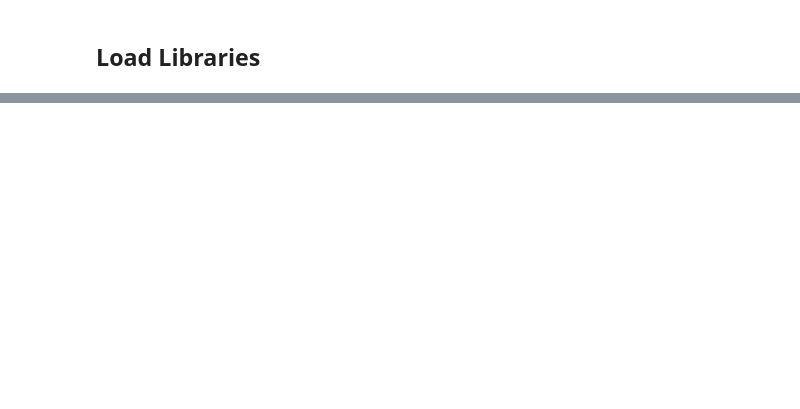
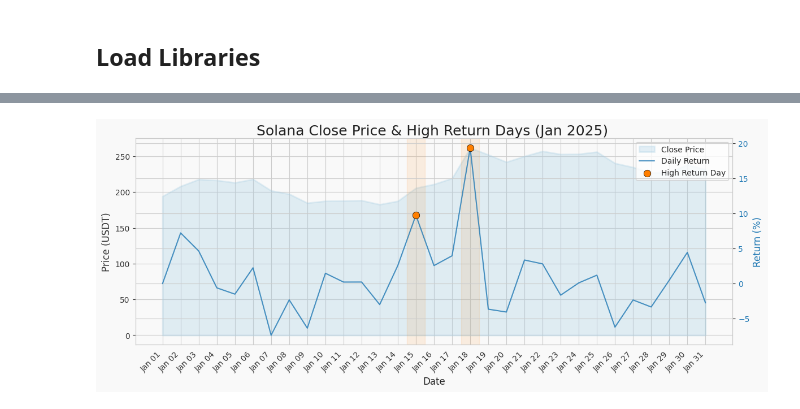
Before and after one commit to sonalabzqueen/js, a Jupyter notebook: dissertation_graphs.ipynb, the cells around one changed output, grey strips where cells are left out. Cells and saved outputs as stored; diff of their text form; code cells hidden in the pictures; blank space fills up the shorter version.

```diff
--- a/dissertation_graphs.ipynb
+++ b/dissertation_graphs.ipynb
@@ -242,0 +20,7 @@ predictions.to_csv("predictions_macd.csv", index=False)
+# %%
+df = pd.read_csv('https://raw.githubusercontent.com/sonalabzqueen/js/refs/heads/main/historical_data_solana_4_2025.csv')
+df['close_time'] = pd.to_datetime(df['close_time'], unit='ms')
+# remove records with ignore = 1
+df = df[df['ignore'] == 0]
+df.set_index('close_time', inplace=True)
+df
@@ -242,0 +77,13 @@ predictions.to_csv("predictions_macd.csv", index=False)
+# %%
+# Identify high return days (return > mean + 1 std dev)
+avg_return = df_daily['return'].mean()
+std_return = df_daily['return'].std()
+high_return_threshold = avg_return + 1.5*std_return
+df_daily['high_return'] = df_daily['return'] > high_return_threshold
+
+# Print summary statistics
+print(f"Average daily return: {avg_return:.2f}%")
+print(f"High return threshold: {high_return_threshold:.2f}%")
+print(f"Number of high return days: {df_daily['high_return'].sum()}")
+print("\nHigh return days:")
+print(df_daily[df_daily['high_return']].sort_values('return', ascending=False)[['return']])
@@ -242,0 +100,75 @@ predictions.to_csv("predictions_macd.csv", index=False)
+# %%
+import matplotlib.pyplot as plt
+import seaborn as sns
+
+# Light theme setup
+sns.set_style("whitegrid")
+plt.rcParams['axes.facecolor'] = '#f9f9f9'
+plt.rcParams['figure.facecolor'] = '#f9f9f9'
+plt.rcParams['axes.edgecolor'] = '#cccccc'
+
+# Create figure and main axis
+fig, ax1 = plt.subplots(figsize=(12, 5))
+
+# Plot close price with light blue fill
+ax1.fill_between(df_daily.index, df_daily['close_price'],
+                 color='#a6cee3', linewidth=2, alpha=0.3, label='Close Price')
+
+ax1.set_xlabel('Date', fontsize=12)
+ax1.set_ylabel('Price (USDT)', fontsize=12, color='#333333')
+ax1.tick_params(axis='y', labelcolor='#333333')
+ax1.tick_params(axis='x', labelcolor='#333333')
+
+# Create secondary y-axis for returns
+ax2 = ax1.twinx()
+ax2.plot(df_daily.index, df_daily['return'],
+         color='#1f78b4', linewidth=1.5, alpha=0.8, label='Daily Return')
+ax2.set_ylabel('Return (%)', fontsize=12, color='#1f78b4')
+ax2.tick_params(axis='y', labelcolor='#1f78b4')
+
+# Highlight high return days
+high_return_days = df_daily[df_daily['high_return']]
+
+ax2.scatter(high_return_days.index, high_return_days['return'],
+            color='#ff7f00', s=80, zorder=5, label='High Return Day', edgecolors='black', linewidth=0.5)
+
+# Highlight x-axis background under high return days
+for date in high_return_days.index:
+    ax1.axvspan(date - pd.Timedelta(hours=12), date + pd.Timedelta(hours=12), color='#ff7f00', alpha=0.1)
+
+# Title and layout
+fig.suptitle('Solana Close Price & High Return Days (Jan 2025)', fontsize=18, color='#222222')
+fig.autofmt_xdate()
+fig.tight_layout()
+fig.subplots_adjust(top=0.93)
+
+# Combine legends
+lines1, labels1 = ax1.get_legend_handles_labels()
+lines2, labels2 = ax2.get_legend_handles_labels()
+ax1.legend(lines1 + lines2, labels1 + labels2, loc='upper right', frameon=True, facecolor='white', edgecolor='#cccccc')
+
+import matplotlib.dates as mdates
+
+# Set all x-ticks to daily frequency
+ax1.set_xticks(df_daily.index)
+
+# Format date labels nicely
+ax1.xaxis.set_major_formatter(mdates.DateFormatter('%b %d'))
+
+# Rotate x-ticks for readability
+plt.setp(ax1.get_xticklabels(), rotation=45, ha='right')
+
+# Highlight high-return date labels
+for label in ax1.get_xticklabels():
+    try:
+        label_date = pd.to_datetime(label.get_text())
+        if label_date in high_return_days.index:
+            label.set_color('#ff7f00')  # Highlight color
+            label.set_fontweight('bold')
+        else:
+            label.set_color('#333333')  # Default
+    except Exception:
+        pass  # In case of empty/partial ticks
+plt.show()
+# %% [output]
+[figure, added]
```
Also changed, not shown: parts of 24 cells of this notebook.
